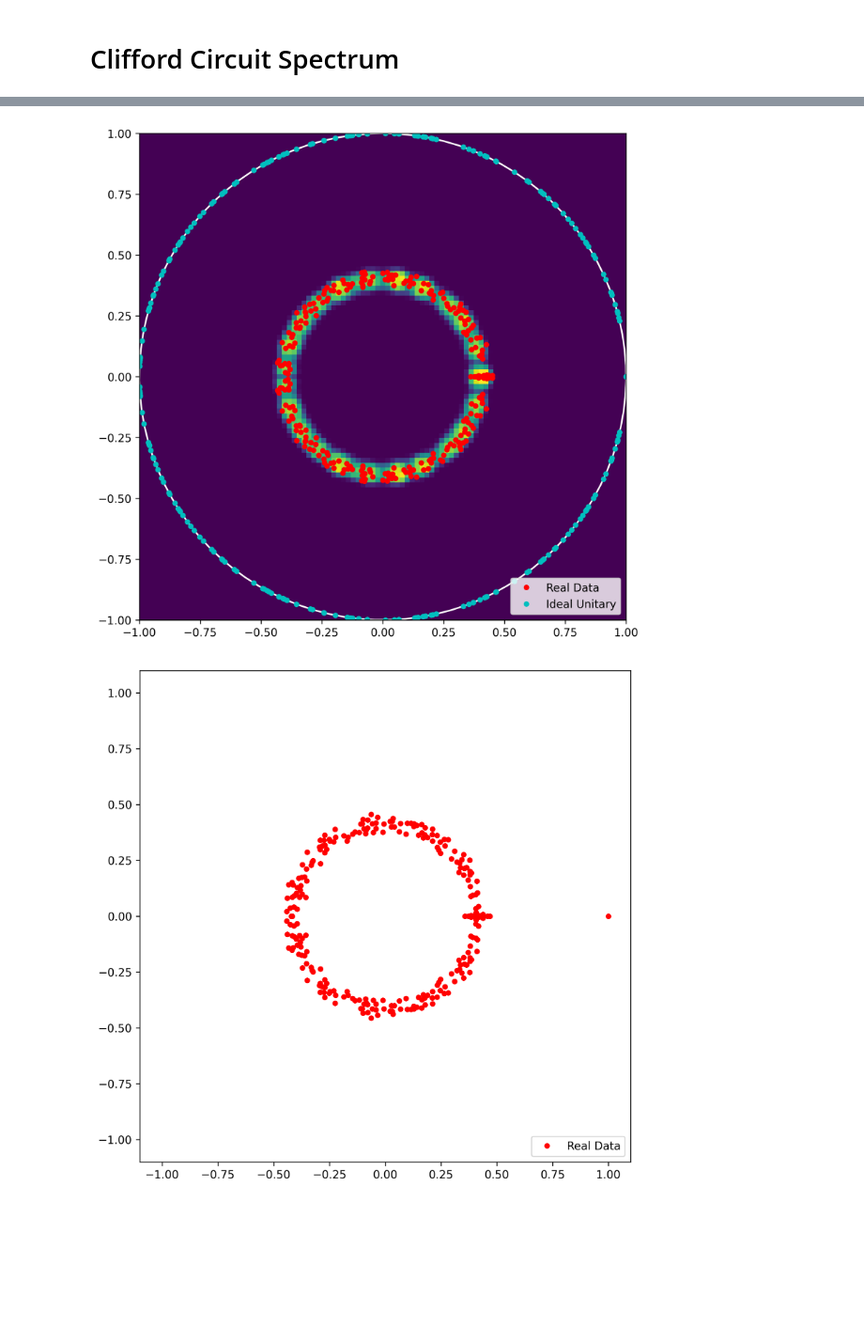
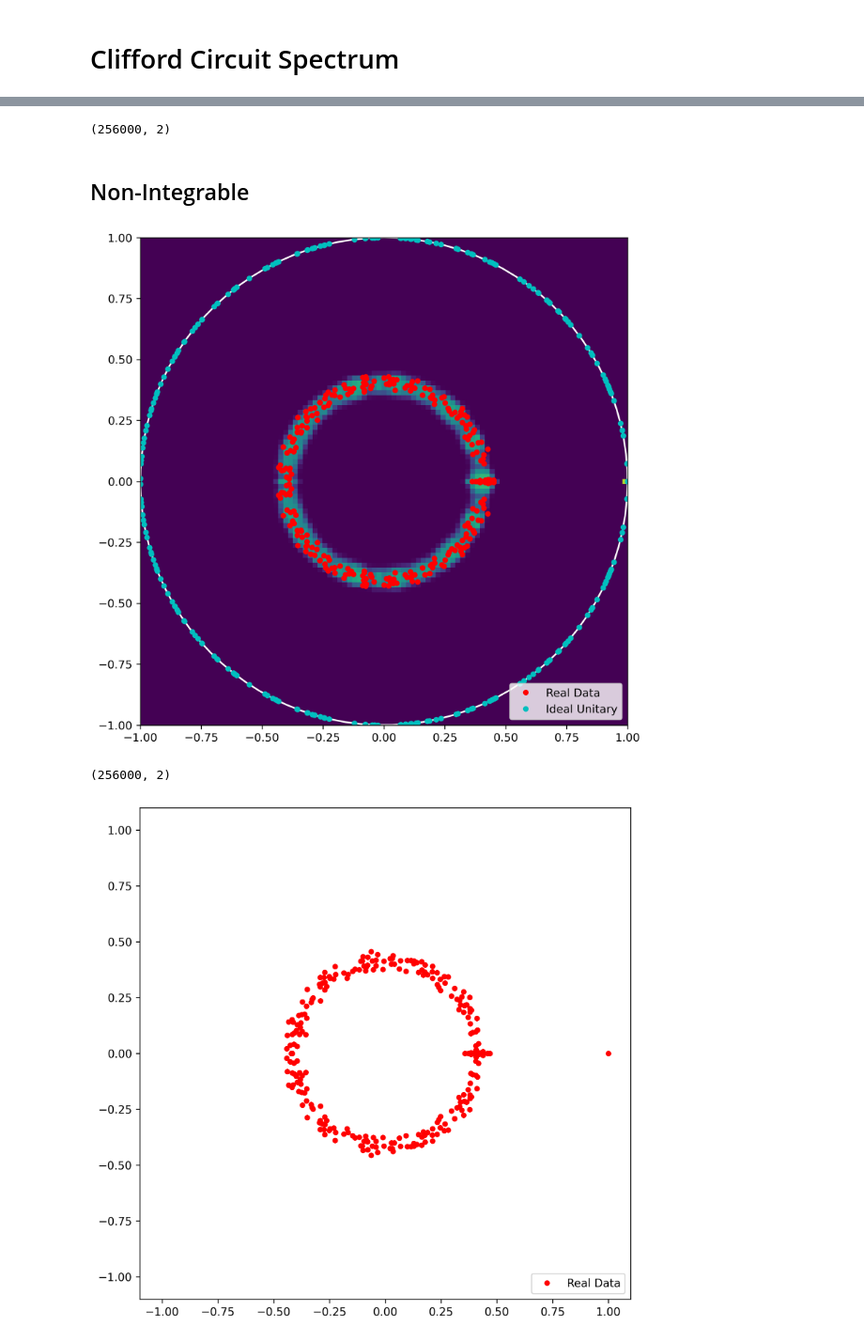
Before and after one commit to KristianWold/experimental-quantum-spectrum, a Jupyter notebook: notebooks/analysis/Clifford Circuit Spectrum, Analysis.ipynb, the cells around one changed output, grey strips where cells are left out. Shown at 94% size. Saved outputs shown, nothing was run; the diff lists cells and outputs as text; code cells hidden in the pictures; blank space fills up the shorter version.

Commit message:
Add diluted unitary resampling spectra data

```diff
--- a/notebooks/analysis/Clifford Circuit Spectrum, Analysis.ipynb
+++ b/notebooks/analysis/Clifford Circuit Spectrum, Analysis.ipynb
@@ -36,7 +36,7 @@ np.set_printoptions(precision=4)
 import os
 os.environ["CUDA_VISIBLE_DEVICES"] = "-1"
 # %%
-def resample_diluted(diluted_channel, num_samples, integrable=True):
+def resample_diluted(diluted_channel, U = None, num_samples = None):
     d = diluted_channel.d
     c = diluted_channel.c
     rank = diluted_channel.rank
@@ -44,35 +44,14 @@ def resample_diluted(diluted_channel, num_samples, integrable=True):
     n = int(np.log2(d))
     spectrum_resample_list = []
     for i in tqdm(range(num_samples)):
-        if integrable:
-            U = circuit_to_matrix(integrabel_circuit(n,n))
-        else:
-            U = circuit_to_matrix(non_integrabel(n,n))
 
         diluted_resample = DilutedKrausMap(U=U, c=c, kraus_part=KrausMap(d, rank = rank))
-        spectrum_resample = channel_spectrum(diluted_resample, use_coords=True, keep_real=False)
+        spectrum_resample = channel_spectrum(diluted_resample, use_coords=True, keep_real=True)
         spectrum_resample_list.append(spectrum_resample)
 
     spectrum_resample = np.real(np.concatenate(spectrum_resample_list))
 
     return spectrum_resample
-# %%
-def resample_diluted(diluted_channel, U = None, num_samples = None):
-    d = diluted_channel.d
-    c = diluted_channel.c
-    rank = diluted_channel.rank
-
-    n = int(np.log2(d))
-    spectrum_resample_list = []
-    for i in tqdm(range(num_samples)):
-
-        diluted_resample = DilutedKrausMap(U=U, c=c, kraus_part=KrausMap(d, rank = rank))
-        spectrum_resample = channel_spectrum(diluted_resample, use_coords=True, keep_real=False)
-        spectrum_resample_list.append(spectrum_resample)
-
-    spectrum_resample = np.real(np.concatenate(spectrum_resample_list))
-
-    return spectrum_resample
 # %%
 model1 = loader(data_path("integrable_4qubit.model"))
 d = model1.channel.d
@@ -118,3 +97,7 @@ np.savetxt(data_path("integreble_real_spectrum.txt"),     np.real(spectrum_model
 np.savetxt(data_path("integreble_unitary_spectrum.txt"),  np.real(spectrum_unitary1), fmt='%f')
 np.savetxt(data_path("diluted_histogram.txt"),            h, fmt='%f')
 np.savetxt(data_path("diluted_histogram_bins.txt"),       bins, fmt='%f')
+# %%
+spectrum_resample1.shape
+# %% [output]
+(256000, 2)
@@ -121,3 +106,5 @@ np.savetxt(data_path("diluted_histogram_bins.txt"),       bins, fmt='%f')
+# %% [markdown]
+## Non-Integrable
 # %%
 model2 = loader(data_path("nonintegrable_4qubit.model"))
 d = model2.channel.d
@@ -140,21 +127,21 @@ spectrum_resample2 = resample_diluted(channel_diluted, U=U, num_samples = 1000)
 # %%
 spectrum_model2 = channel_spectrum(model2.channel, use_coords=True)
 spectrum_unitary2 = channel_spectrum(channel_unitary, use_coords=True)
 
 t = np.linspace(0, 2*np.pi, 100)
 circle = [np.sin(t), np.cos(t)]
 
 fig = plt.figure(figsize=(8,8), dpi = 300, facecolor='w', edgecolor='k')
 ax = fig.add_subplot(111)
 ax.set_aspect(1)
 
-plt.hist2d(spectrum_resample2[:,0], spectrum_resample2[:,1], bins = np.linspace(-1, 1, 100))
+h2, bins2, _, _ = plt.hist2d(spectrum_resample2[:,0], spectrum_resample2[:,1], bins = np.linspace(-1, 1, 100))
 plt.plot(*circle, "w")
 plt.plot(spectrum_model2[:,0], spectrum_model2[:,1], "ro", markersize=4)
 plt.plot(spectrum_unitary2[:,0], spectrum_unitary2[:,1], "co", markersize=4)
 
 plt.legend(["_", "Real Data", "Ideal Unitary"], loc="lower right")
 plt.savefig(image_path("nonintegrateble_circuit.pdf"), bbox_inches='tight')
 plt.show()
 # %% [output]
-[figure, old version]
+[figure, new version]
@@ -160,0 +153,4 @@ plt.show()
+# %%
+spectrum_resample2.shape
+# %% [output]
+(256000, 2)
```
Also changed, not shown: parts of 4 cells of this notebook, 16 other files.
